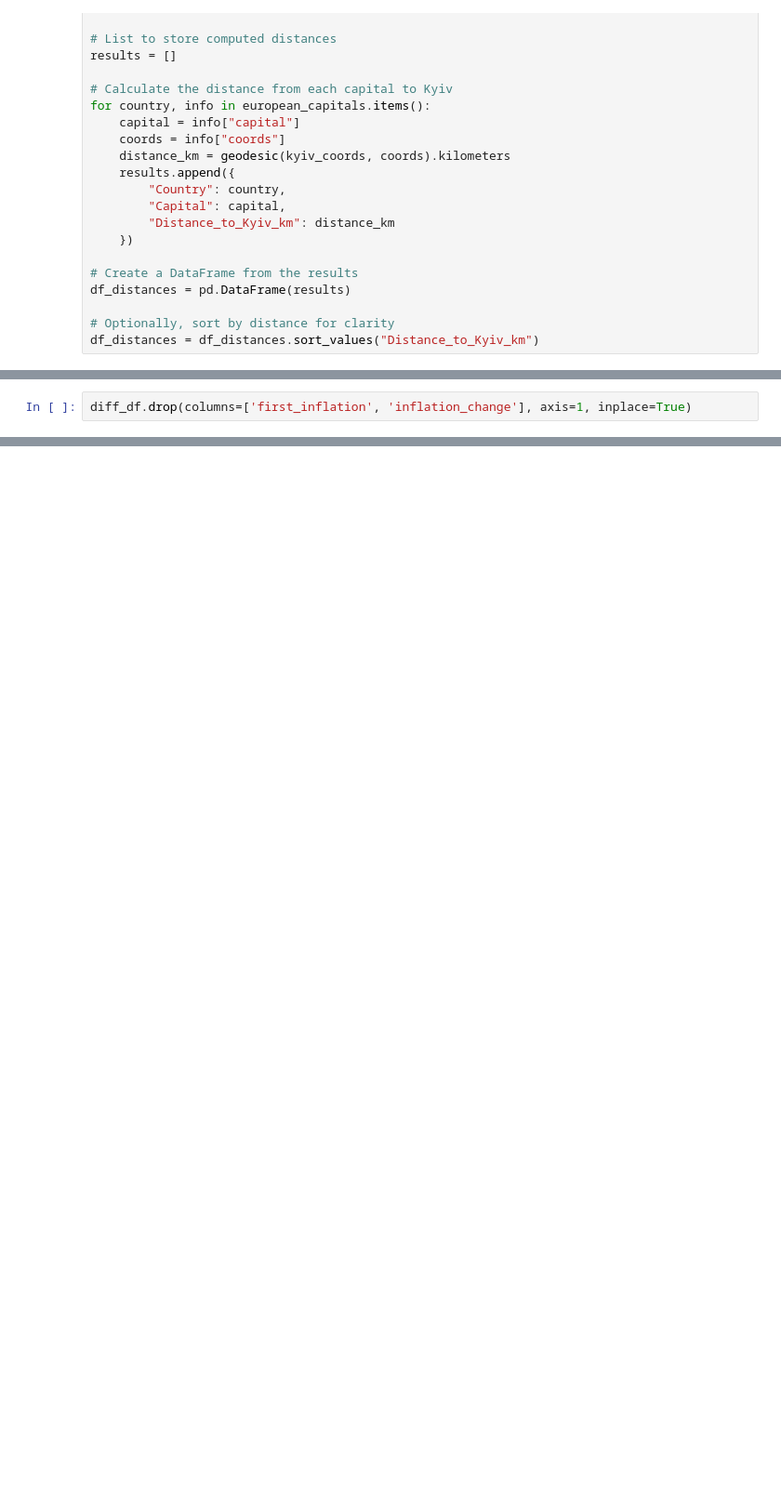
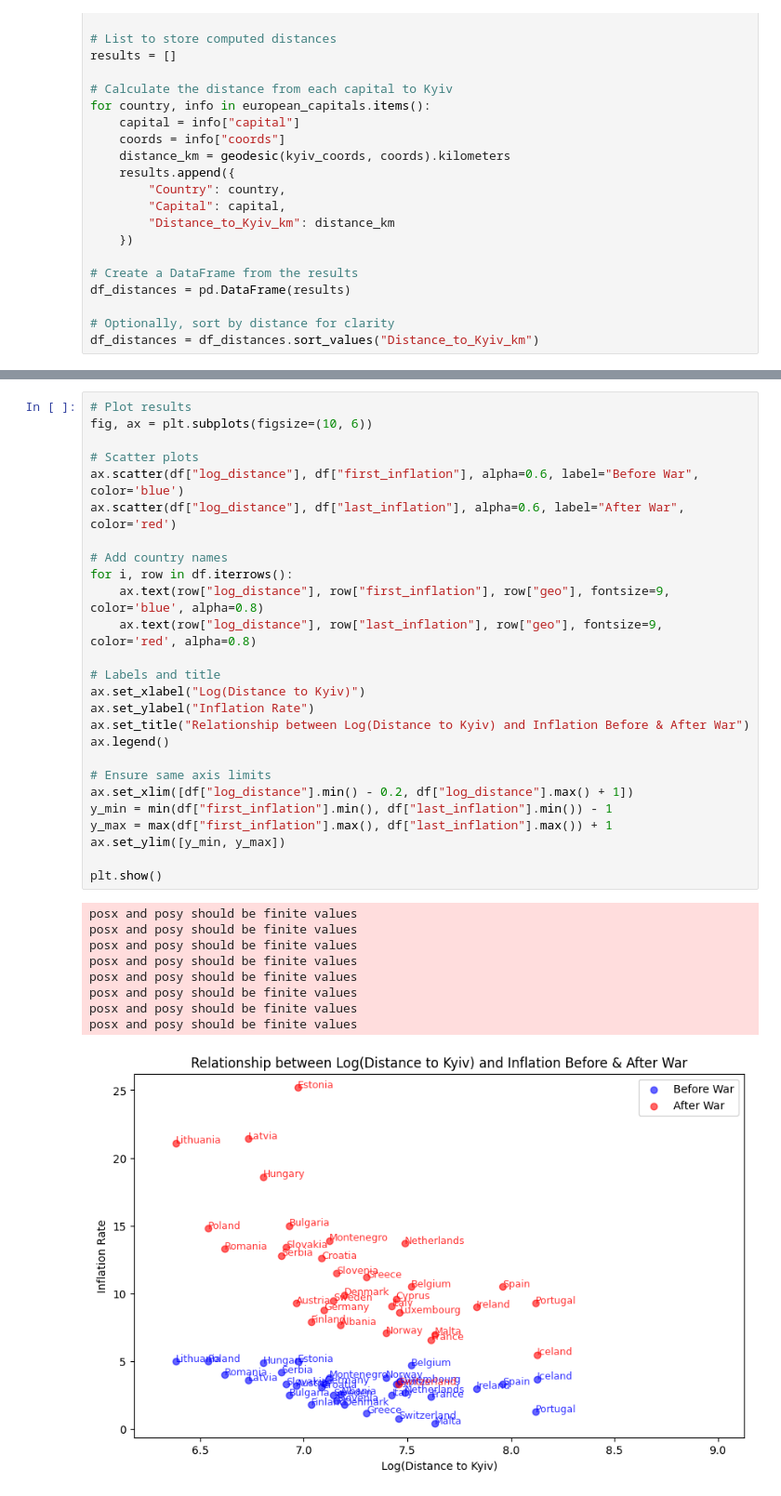
Before and after one commit to JeanLucaSchindler/CAPSTONE, a Jupyter notebook: EDA/war_impact.ipynb, the cells around one changed output, grey strips where cells are left out. Shown: that part at 93% size. Cells and saved outputs as stored; diff of their text form; blank space fills up the shorter version.

Commit message:
added comparison before vs after war

```diff
--- a/EDA/war_impact.ipynb
+++ b/EDA/war_impact.ipynb
@@ -280,8 +280,6 @@ diff_df
 | 31 | Spain | 3.3 | 10.5 | 7.2 | Spain | Madrid | 2869.165288 |
 | 32 | Sweden | 2.5 | 9.5 | 7.0 | Sweden | Stockholm | 1266.896175 |
 | 33 | Switzerland | 0.8 | 3.3 | 2.5 | Switzerland | Bern | 1735.117630 |
-# %%
-diff_df.drop(columns=['first_inflation', 'inflation_change'], axis=1, inplace=True)
 # %%
 diff_df
 # %% [output]
@@ -368,0 +346,36 @@ First-Stage F-Statistic: 20.270664289078702
+# %%
+# Plot results
+fig, ax = plt.subplots(figsize=(10, 6))
+
+# Scatter plots
+ax.scatter(df["log_distance"], df["first_inflation"], alpha=0.6, label="Before War", color='blue')
+ax.scatter(df["log_distance"], df["last_inflation"], alpha=0.6, label="After War", color='red')
+
+# Add country names
+for i, row in df.iterrows():
+    ax.text(row["log_distance"], row["first_inflation"], row["geo"], fontsize=9, color='blue', alpha=0.8)
+    ax.text(row["log_distance"], row["last_inflation"], row["geo"], fontsize=9, color='red', alpha=0.8)
+
+# Labels and title
+ax.set_xlabel("Log(Distance to Kyiv)")
+ax.set_ylabel("Inflation Rate")
+ax.set_title("Relationship between Log(Distance to Kyiv) and Inflation Before & After War")
+ax.legend()
+
+# Ensure same axis limits
+ax.set_xlim([df["log_distance"].min() - 0.2, df["log_distance"].max() + 1])
+y_min = min(df["first_inflation"].min(), df["last_inflation"].min()) - 1
+y_max = max(df["first_inflation"].max(), df["last_inflation"].max()) + 1
+ax.set_ylim([y_min, y_max])
+
+plt.show()
+# %% [output]
+posx and posy should be finite values
+posx and posy should be finite values
+posx and posy should be finite values
+posx and posy should be finite values
+posx and posy should be finite values
+posx and posy should be finite values
+posx and posy should be finite values
+posx and posy should be finite values
+[figure, added]
```
Also changed, not shown: parts of 2 cells of this notebook.
